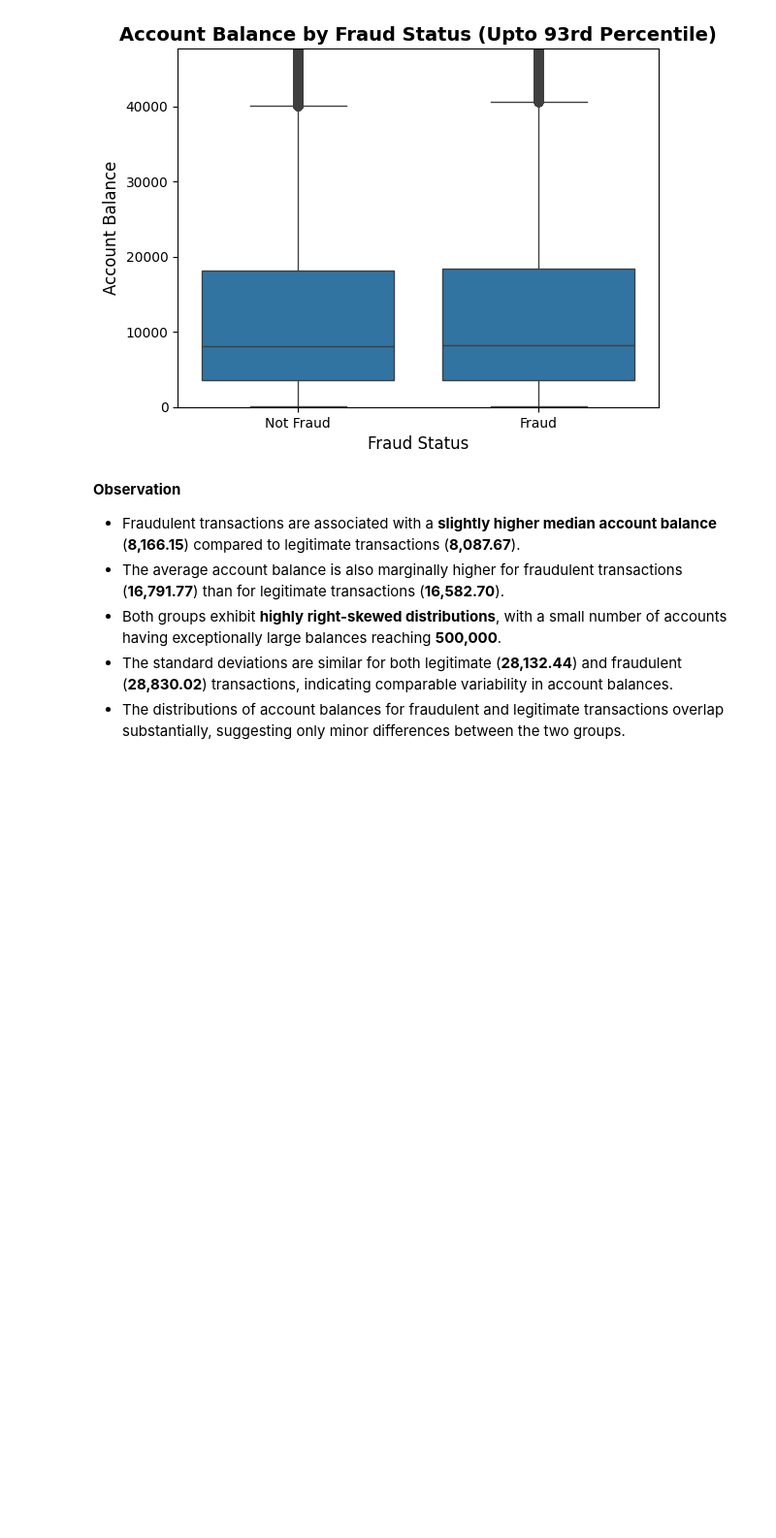
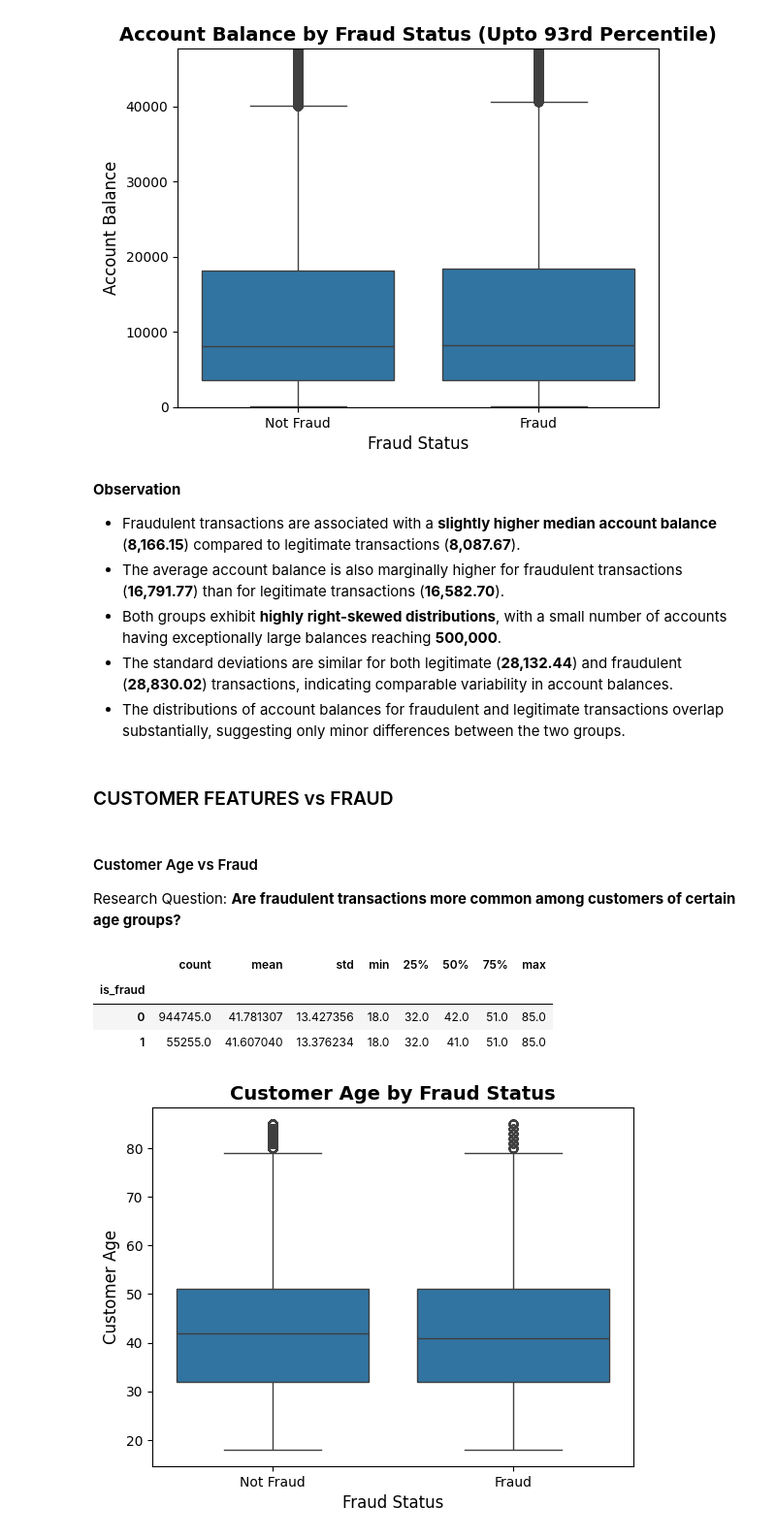
Before and after one commit to abhi-saurav-saroya/bank-fraud-eda, a Jupyter notebook: notebooks/02_exploratory_data_analysis.ipynb, the cells around one changed output. Shown at 97% size. Drawn from its saved outputs; the diff is of its cells as text; code cells hidden in the pictures; blank space fills up the shorter version.

Commit message:
feat(eda/bivariate-analysis): add Customer Age vs Fraud analysis under Customer Features by Fraud Status

```diff
--- a/notebooks/02_exploratory_data_analysis.ipynb
+++ b/notebooks/02_exploratory_data_analysis.ipynb
@@ -1562,3 +1562,31 @@ plt.show()
 - Both groups exhibit **highly right-skewed distributions**, with a small number of accounts having exceptionally large balances reaching **500,000**.
 - The standard deviations are similar for both legitimate (**28,132.44**) and fraudulent (**28,830.02**) transactions, indicating comparable variability in account balances.
 - The distributions of account balances for fraudulent and legitimate transactions overlap substantially, suggesting only minor differences between the two groups.
+# %% [markdown]
+### CUSTOMER FEATURES vs FRAUD
+# %% [markdown]
+#### Customer Age vs Fraud
+
+Research Question: **Are fraudulent transactions more common among customers of certain age groups?**
+# %%
+df.groupby("is_fraud")["customer_age"].describe()
+# %% [output]
+|  | count | mean | std | min | 25% | 50% | 75% | max |
+| is_fraud |  |  |  |  |  |  |  |  |
+| 0 | 944745.0 | 41.781307 | 13.427356 | 18.0 | 32.0 | 42.0 | 51.0 | 85.0 |
+| 1 | 55255.0 | 41.607040 | 13.376234 | 18.0 | 32.0 | 41.0 | 51.0 | 85.0 |
+# %%
+sns.boxplot(
+    data=df,
+    x="is_fraud",
+    y="customer_age"
+)
+
+plt.title("Customer Age by Fraud Status", fontsize=14, fontweight="bold")
+plt.xlabel("Fraud Status", fontsize=12)
+plt.ylabel("Customer Age", fontsize=12)
+plt.xticks([0, 1], ["Not Fraud", "Fraud"])
+
+plt.show()
+# %% [output]
+[figure, added]
```
Also changed, not shown: parts of 1 cell of this notebook.
